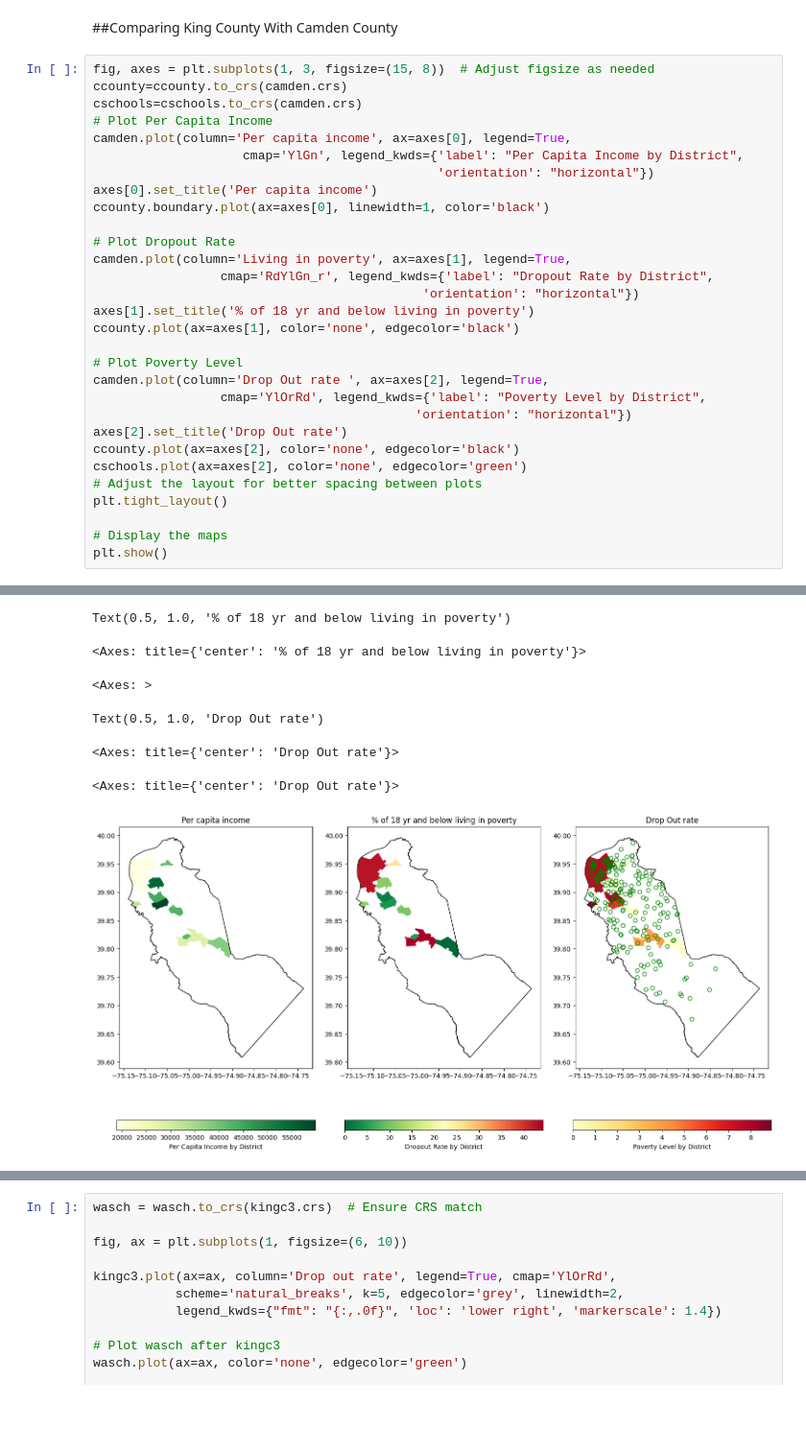
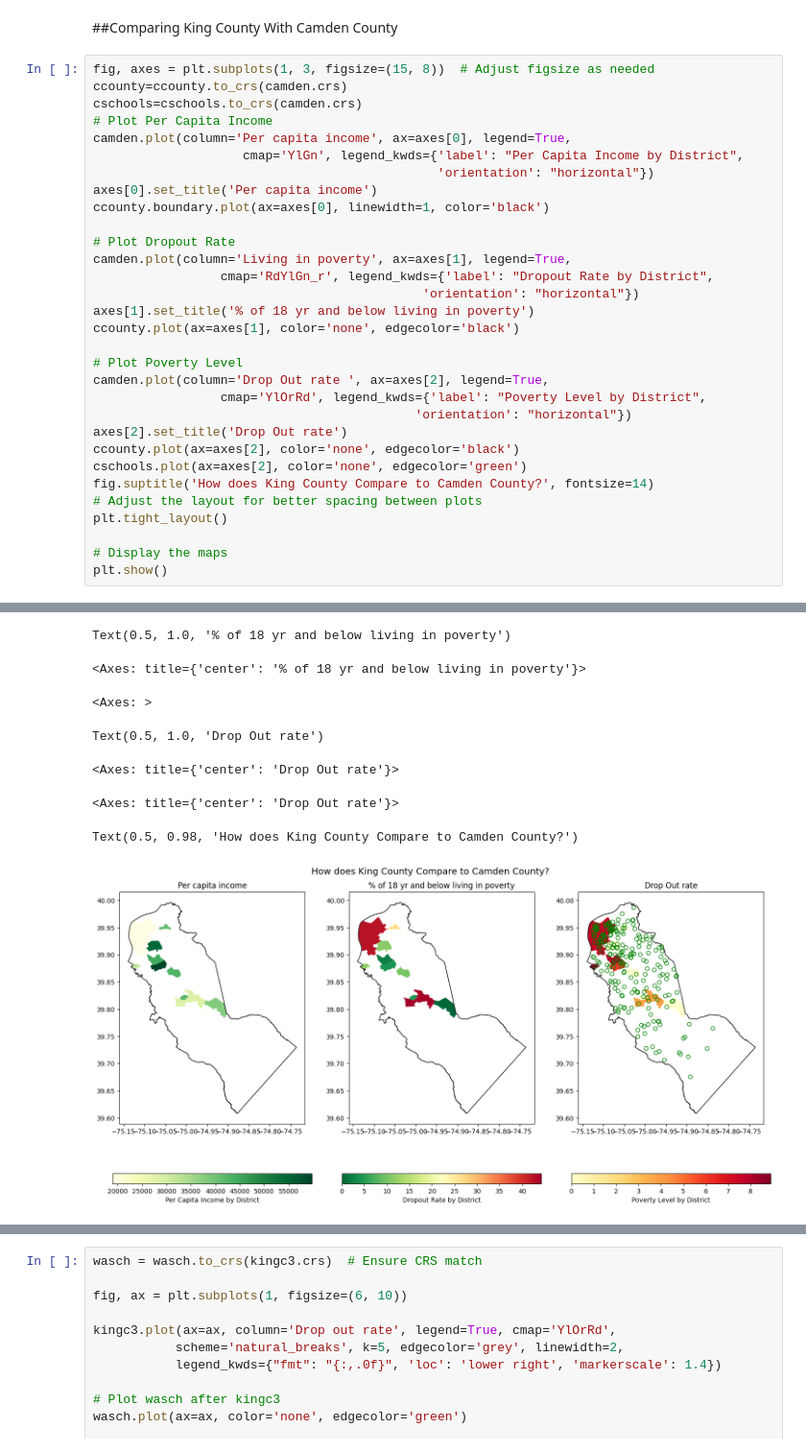
Before and after one commit to Spontyrupple/mamaine, a Jupyter notebook: king_county.ipynb, the cells around one changed output, grey strips where cells are left out. Shown at 96% size. Cells and saved outputs as stored; diff of their text form; blank space fills up the shorter version.

```diff
--- a/king_county.ipynb
+++ b/king_county.ipynb
@@ -639,31 +639,33 @@ ccounty.boundary.plot(ax=axes[0], linewidth=1, color='black')
 # Plot Dropout Rate
 camden.plot(column='Living in poverty', ax=axes[1], legend=True,
                  cmap='RdYlGn_r', legend_kwds={'label': "Dropout Rate by District",
                                             'orientation': "horizontal"})
 axes[1].set_title('% of 18 yr and below living in poverty')
 ccounty.plot(ax=axes[1], color='none', edgecolor='black')
 
 # Plot Poverty Level
 camden.plot(column='Drop Out rate ', ax=axes[2], legend=True,
                  cmap='YlOrRd', legend_kwds={'label': "Poverty Level by District",
                                            'orientation': "horizontal"})
 axes[2].set_title('Drop Out rate')
 ccounty.plot(ax=axes[2], color='none', edgecolor='black')
 cschools.plot(ax=axes[2], color='none', edgecolor='green')
+fig.suptitle('How does King County Compare to Camden County?', fontsize=14)
 # Adjust the layout for better spacing between plots
 plt.tight_layout()
 
 # Display the maps
 plt.show()
 # %% [output]
 <Axes: >
 Text(0.5, 1.0, 'Per capita income')
 <Axes: title={'center': 'Per capita income'}>
 <Axes: >
 Text(0.5, 1.0, '% of 18 yr and below living in poverty')
 <Axes: title={'center': '% of 18 yr and below living in poverty'}>
 <Axes: >
 Text(0.5, 1.0, 'Drop Out rate')
 <Axes: title={'center': 'Drop Out rate'}>
 <Axes: title={'center': 'Drop Out rate'}>
+Text(0.5, 0.98, 'How does King County Compare to Camden County?')
-[figure, old version]
+[figure, new version]
```
Also changed, not shown: parts of 13 cells of this notebook.
